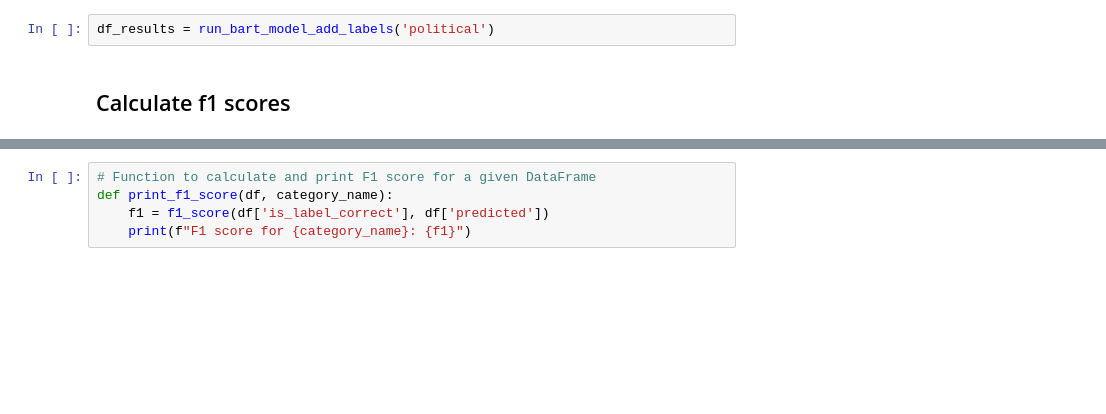
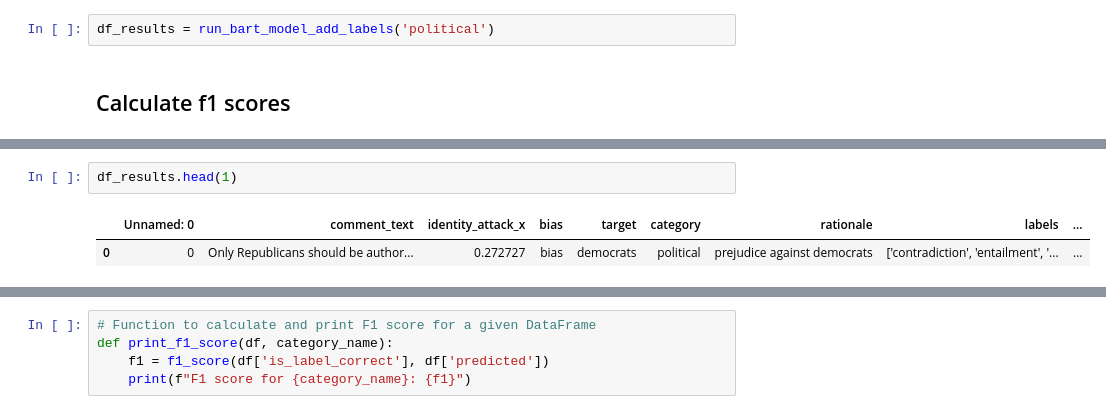
Before and after one commit to AlfonsoGhislieri/NLI-bias, a Jupyter notebook: final.ipynb, the cells around one changed output, grey strips where cells are left out. Saved outputs shown, nothing was run; the diff lists cells and outputs as text; blank space fills up the shorter version.

```diff
--- a/final.ipynb
+++ b/final.ipynb
@@ -362,0 +405,5 @@ df_results = determine_label_accuracy(df_results)
+# %%
+df_results.head(1)
+# %% [output]
+|  | Unnamed: 0 | comment_text | identity_attack_x | bias | target | category | rationale | labels | ... |
+| 0 | 0 | Only Republicans should be author... | 0.272727 | bias | democrats | political | prejudice against democrats | ['contradiction', 'entailment', '... | ... |
```
Also changed, not shown: parts of 16 cells of this notebook.
